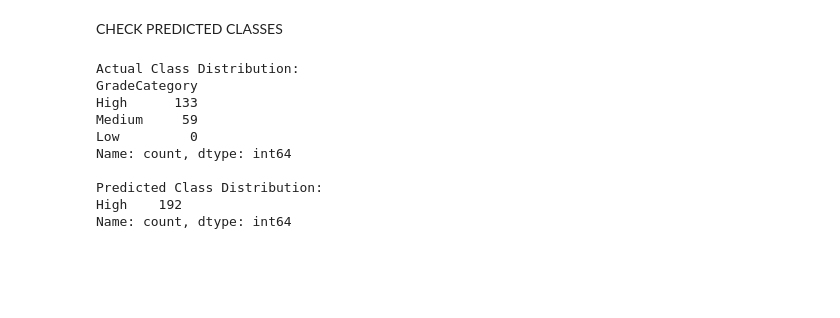
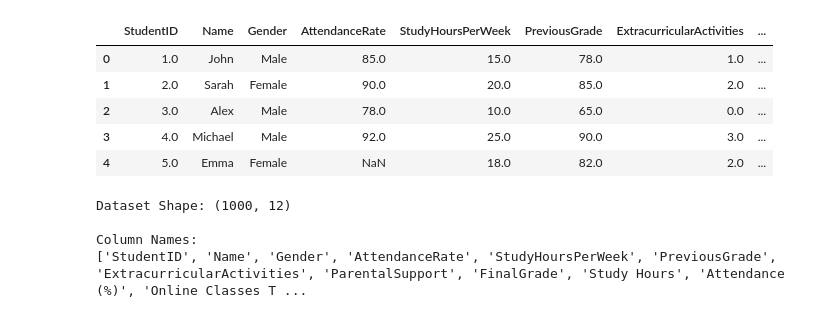
Before and after one commit to Rasya-ai-web/Machine-Learning-Lab, a Jupyter notebook: ML_2.ipynb, the cells around one changed output. Saved outputs shown, nothing was run; the diff lists cells and outputs as text; code cells hidden in the pictures; blank space fills up the shorter version.

```diff
--- a/ML_2.ipynb
+++ b/ML_2.ipynb
@@ -129,18 +2,0 @@ weighted avg       0.48      0.69      0.57       192
-# %% [markdown]
-CHECK PREDICTED CLASSES
-# %%
-print("\nActual Class Distribution:")
-print(y_test.value_counts())
-print("\nPredicted Class Distribution:")
-print(pd.Series(y_pred).value_counts())
-# %% [output]
-Actual Class Distribution:
-GradeCategory
-High      133
-Medium     59
-Low         0
-Name: count, dtype: int64
-
-Predicted Class Distribution:
-High    192
-Name: count, dtype: int64
@@ -146,0 +13,21 @@ Name: count, dtype: int64
+# %%
+df = pd.read_csv("/content/student_performance_updated_1000.csv")
+# %%
+df.head(5)
+# %% [output]
+|  | StudentID | Name | Gender | AttendanceRate | StudyHoursPerWeek | PreviousGrade | ExtracurricularActivities | ... |
+| 0 | 1.0 | John | Male | 85.0 | 15.0 | 78.0 | 1.0 | ... |
+| 1 | 2.0 | Sarah | Female | 90.0 | 20.0 | 85.0 | 2.0 | ... |
+| 2 | 3.0 | Alex | Male | 78.0 | 10.0 | 65.0 | 0.0 | ... |
+| 3 | 4.0 | Michael | Male | 92.0 | 25.0 | 90.0 | 3.0 | ... |
+| 4 | 5.0 | Emma | Female | NaN | 18.0 | 82.0 | 2.0 | ... |
+# %%
+print("Dataset Shape:", df.shape)
+
+print("\nColumn Names:")
+print(df.columns.tolist())
+# %% [output]
+Dataset Shape: (1000, 12)
+
+Column Names:
+['StudentID', 'Name', 'Gender', 'AttendanceRate', 'StudyHoursPerWeek', 'PreviousGrade', 'ExtracurricularActivities', 'ParentalSupport', 'FinalGrade', 'Study Hours', 'Attendance (%)', 'Online Classes T ...
```
Also changed, not shown: parts of 38 cells of this notebook.
